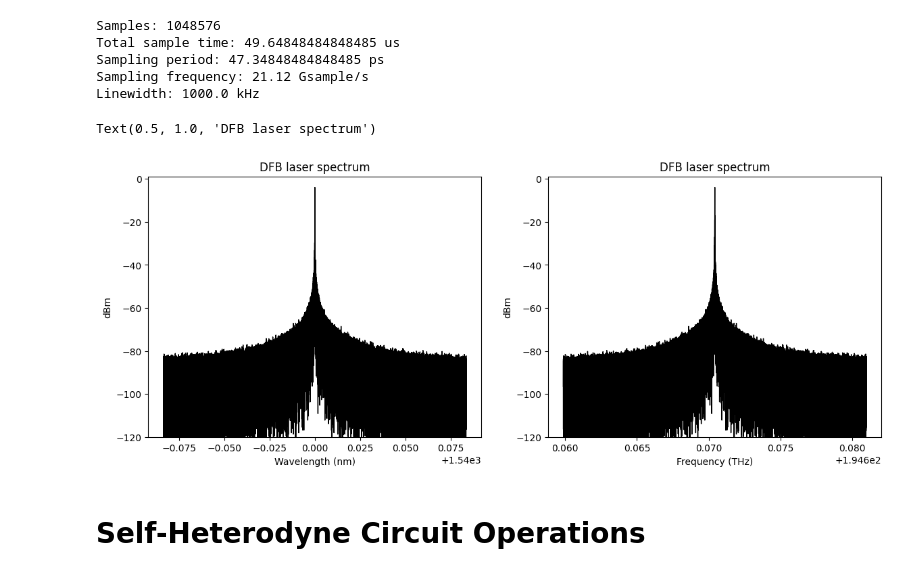
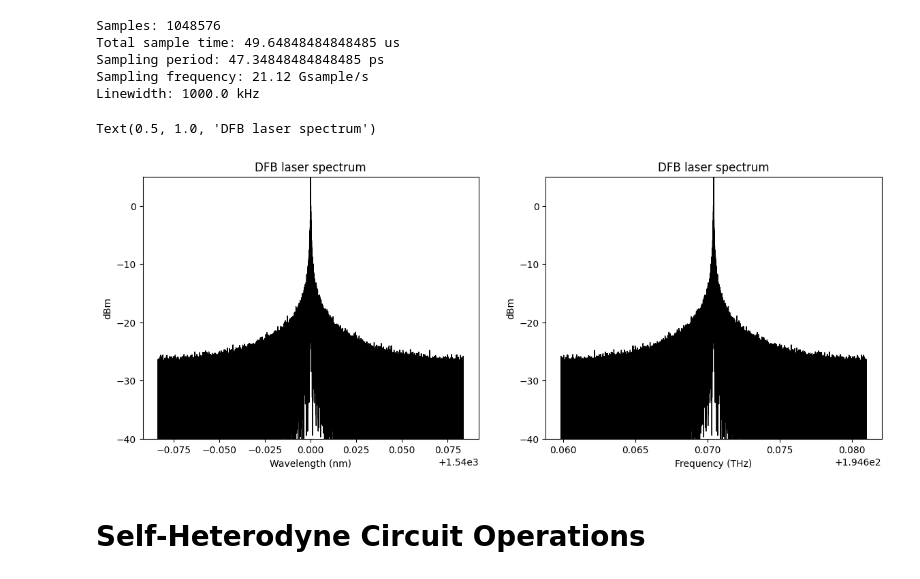
Before and after one commit to CaioRodrigues200/Laser-Study, a Jupyter notebook: Projects/Delayed_Self_Heterodyne/LorentzTesting.ipynb, the cells around one changed output. Cells and saved outputs as stored; diff of their text form; code cells hidden in the pictures.

```diff
--- a/Projects/Delayed_Self_Heterodyne/LorentzTesting.ipynb
+++ b/Projects/Delayed_Self_Heterodyne/LorentzTesting.ipynb
@@ -83,26 +84,26 @@ Linewidth: 1000.0 kHz
 # %%
 fig, ax = plt.subplots(1,2)
 fig.set_figheight(5)
 fig.set_figwidth(14)
 
-freq, spectrum = get_spectrum(OptSig, Fs=Fs, Fc=c/lmbd)
-ax[0].plot(freq*1e9, spectrum, color='black',linewidth = 1)
-# ax[0].set_xlim(1.538,1.542)
-ax[0].set_ylim(-120,np.max(spectrum)+5)
+spectrum, freq = mlab.magnitude_spectrum(OptSig, Fs=Fs, window=mlab.window_none)
+ax[0].plot(c/(freq+c/lmbd)*1e9, 10*np.log10(1e3*spectrum), color='black',linewidth = 1)
+# ax[0].set_xlim(1538,1542)
+ax[0].set_ylim(-40,np.max(spectrum)+5)
 ax[0].set_ylabel('dBm')
 ax[0].set_xlabel('Wavelength (nm)')
 ax[0].set_title('DFB laser spectrum')
 
-freq, spectrum = get_spectrum(OptSig, Fs=Fs, Fc=c/lmbd, xunits='hz')
-ax[1].plot(freq*1e-12, spectrum, color='black',linewidth = 1)
-# ax[1].set_xlim(c/1.538*1e-6,c/1.542*1e-6)
-ax[1].set_ylim(-120,np.max(spectrum)+5)
+spectrum, freq = mlab.magnitude_spectrum(OptSig, Fs=Fs, window=mlab.window_none)
+ax[1].plot((freq+c/lmbd)*1e-12, 10*np.log10(1e3*spectrum), color='black',linewidth = 1)
+# ax[0].set_xlim(1538,1542)
+ax[1].set_ylim(-40,np.max(spectrum)+5)
 ax[1].set_ylabel('dBm')
 ax[1].set_xlabel('Frequency (THz)')
 ax[1].set_title('DFB laser spectrum')
 # %% [output]
 Text(0.5, 1.0, 'DFB laser spectrum')
-[figure, old version]
+[figure, new version]
 # %% [markdown]
 # Self-Heterodyne Circuit Operations
 # %%
```
Also changed, not shown: parts of 5 cells of this notebook, 1 other file.
